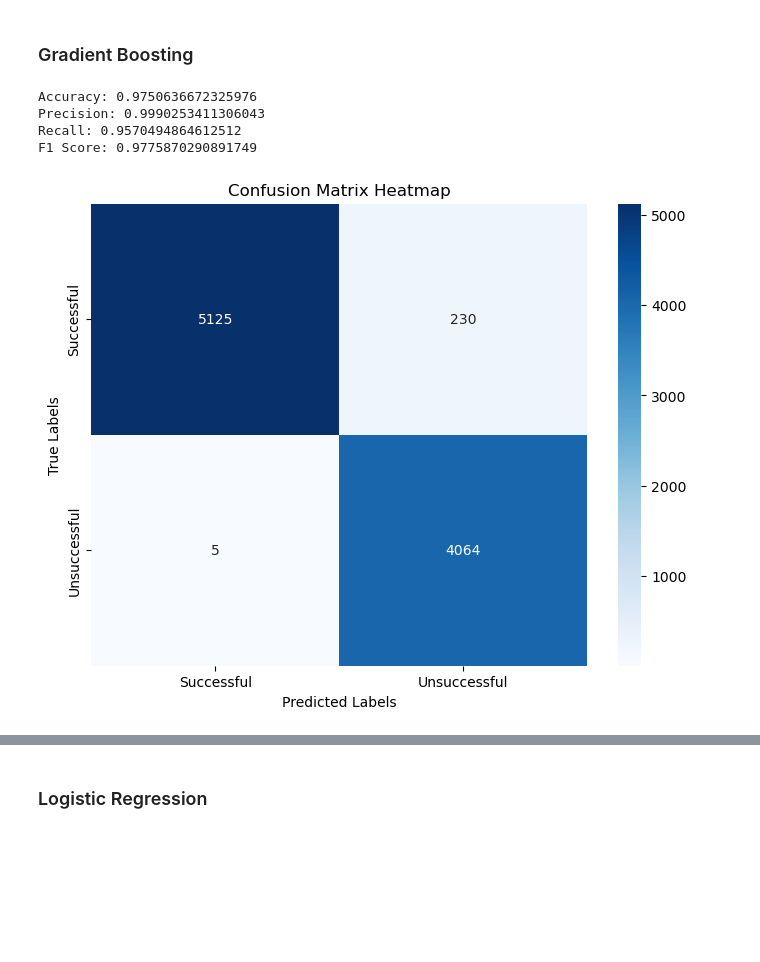
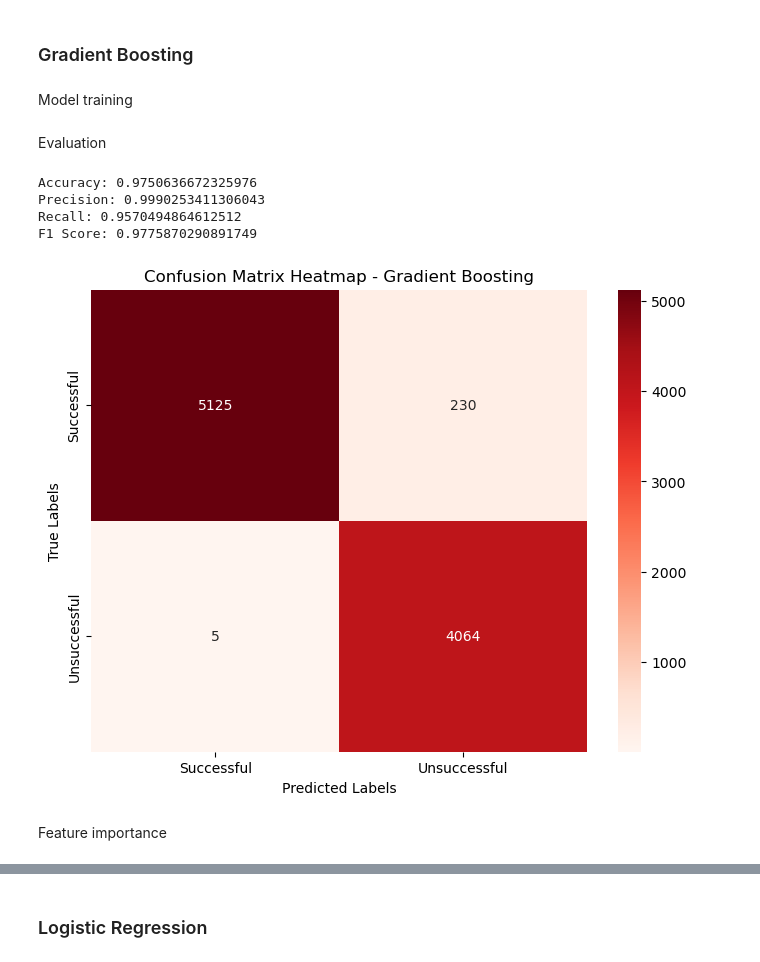
Before and after one commit to xuyou1999/APM_project_group8, a Jupyter notebook: encoding_prediction_final.ipynb, the cells around one changed output, grey strips where cells are left out. Cells and saved outputs as stored; diff of their text form; code cells hidden in the pictures; blank space fills up the shorter version.

```diff
--- a/encoding_prediction_final.ipynb
+++ b/encoding_prediction_final.ipynb
@@ -512,42 +494,48 @@ plt.show()
 [figure]
 # %% [markdown]
 ### Gradient Boosting
+# %% [markdown]
+Model training
 # %%
 clf = GradientBoostingClassifier(n_estimators=100, learning_rate=1.0,
     max_depth=1, random_state=0).fit(X_train, y_train)
 y_pred = clf.fit(X_train, y_train).predict(X_test)
+# %% [markdown]
+Evaluation
 # %%
 accuracy = accuracy_score(y_pred, y_test)
 precision = precision_score(y_pred, y_test, pos_label='successful')
 recall = recall_score(y_pred, y_test, pos_label='successful')
 f1 = f1_score(y_pred, y_test, pos_label='successful')
 conf_matrix = confusion_matrix(y_pred, y_test, labels=['successful', 'unsuccessful'])
 
 print(f"Accuracy: {accuracy}")
 print(f"Precision: {precision}")
 print(f"Recall: {recall}")
 print(f"F1 Score: {f1}")
 
 labels = np.array([['True Successful', 'False Unsuccessful'],
                    ['False Successful', 'True Unsuccessful']])
 
 # Create a heatmap
 plt.figure(figsize=(8, 6))
-sns.heatmap(conf_matrix, annot=True, fmt='d', cmap='Blues', xticklabels=['Successful', 'Unsuccessful'], yticklabels=['Successful', 'Unsuccessful'])
+sns.heatmap(conf_matrix, annot=True, fmt='d', cmap='Reds', xticklabels=['Successful', 'Unsuccessful'], yticklabels=['Successful', 'Unsuccessful'])
 
 # Add labels and a title
 plt.xlabel('Predicted Labels')
 plt.ylabel('True Labels')
-plt.title('Confusion Matrix Heatmap')
+plt.title('Confusion Matrix Heatmap - Gradient Boosting')
 
 # Display the heatmap
 plt.show()
 # %% [output]
 Accuracy: 0.9750636672325976
 Precision: 0.9990253411306043
 Recall: 0.9570494864612512
 F1 Score: 0.9775870290891749
-[figure, old version]
+[figure, new version]
+# %% [markdown]
+Feature importance
 # %%
 result = permutation_importance(clf, X_test, y_test, n_repeats=10, random_state=42)
 
```
Also changed, not shown: parts of 42 cells of this notebook.
